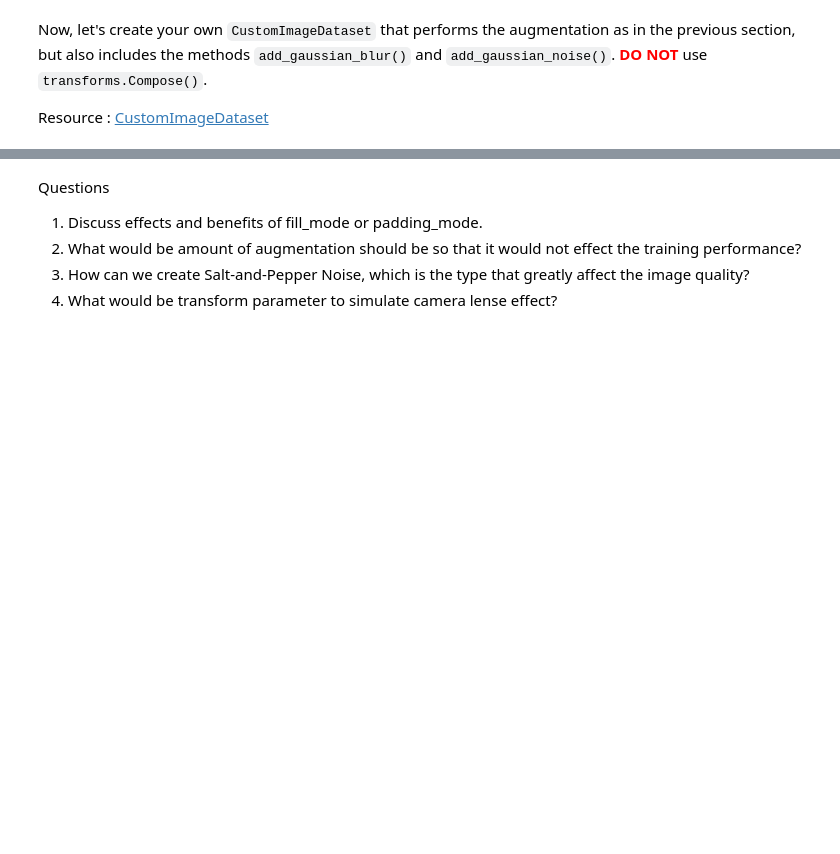
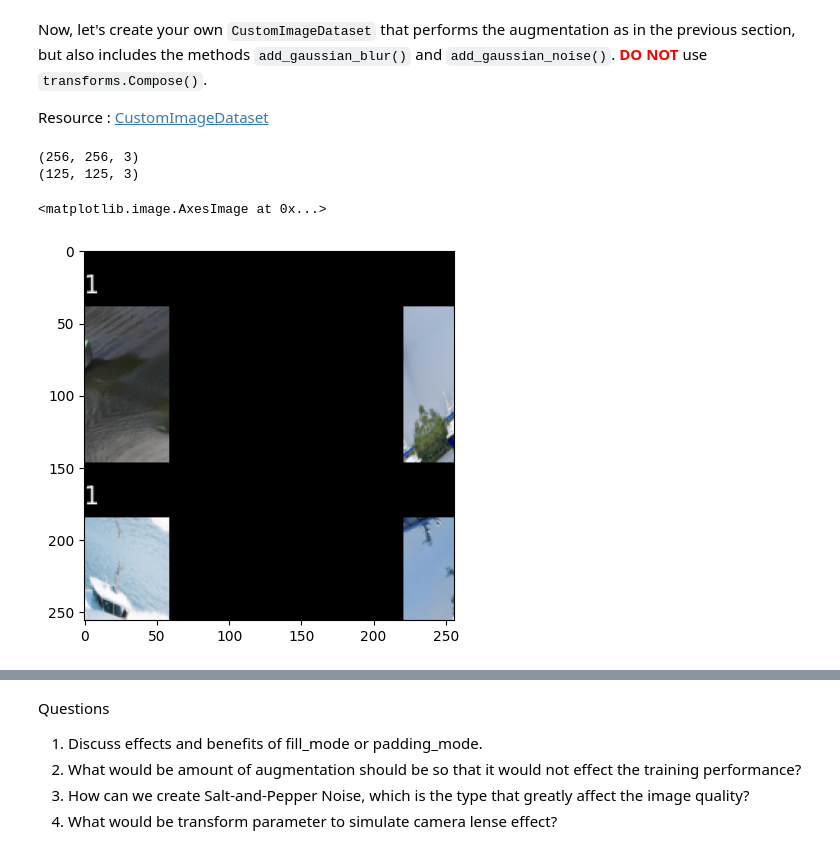
Before and after one commit to JuniorMJMJ/Image-Processing-Course-2025, a Jupyter notebook: Lab4_NN-and-CNN/Lab4_1_DataAugmentation.ipynb, the cells around one changed output, grey strips where cells are left out. Cells and saved outputs as stored; diff of their text form; code cells hidden in the pictures; blank space fills up the shorter version.

Commit message:
Resize, Pad :white_check_mark:

```diff
--- a/Lab4_NN-and-CNN/Lab4_1_DataAugmentation.ipynb
+++ b/Lab4_NN-and-CNN/Lab4_1_DataAugmentation.ipynb
@@ -133,0 +182,22 @@ class CustomImageDataset(Dataset):
+# %%
+#test Resize
+
+image = cv2.imread('assets/01.png')
+
+# png to jpg
+if image.shape[2] == 4:
+    image = image[:, :, :3]
+
+image = cv2.cvtColor(image, cv2.COLOR_BGR2RGB)
+cropped_image = image[140:396, 60:316]
+image = cropped_image
+
+resize = Resize((125,125))
+new_img = resize(image)
+
+plt.imshow(image)
+# %% [output]
+(256, 256, 3)
+(125, 125, 3)
+<matplotlib.image.AxesImage at 0x...>
+[figure, added]
```
Also changed, not shown: parts of 4 cells of this notebook.
